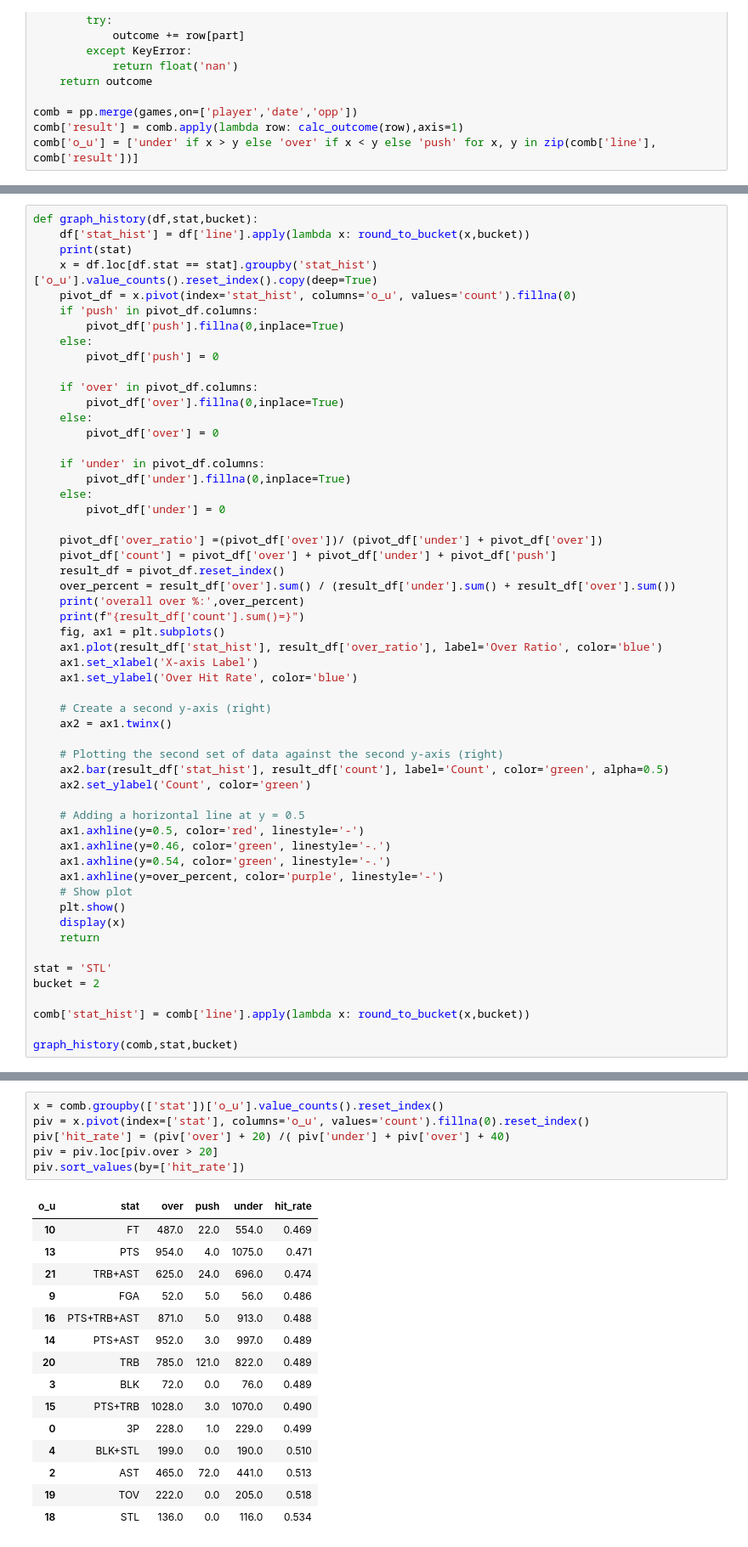
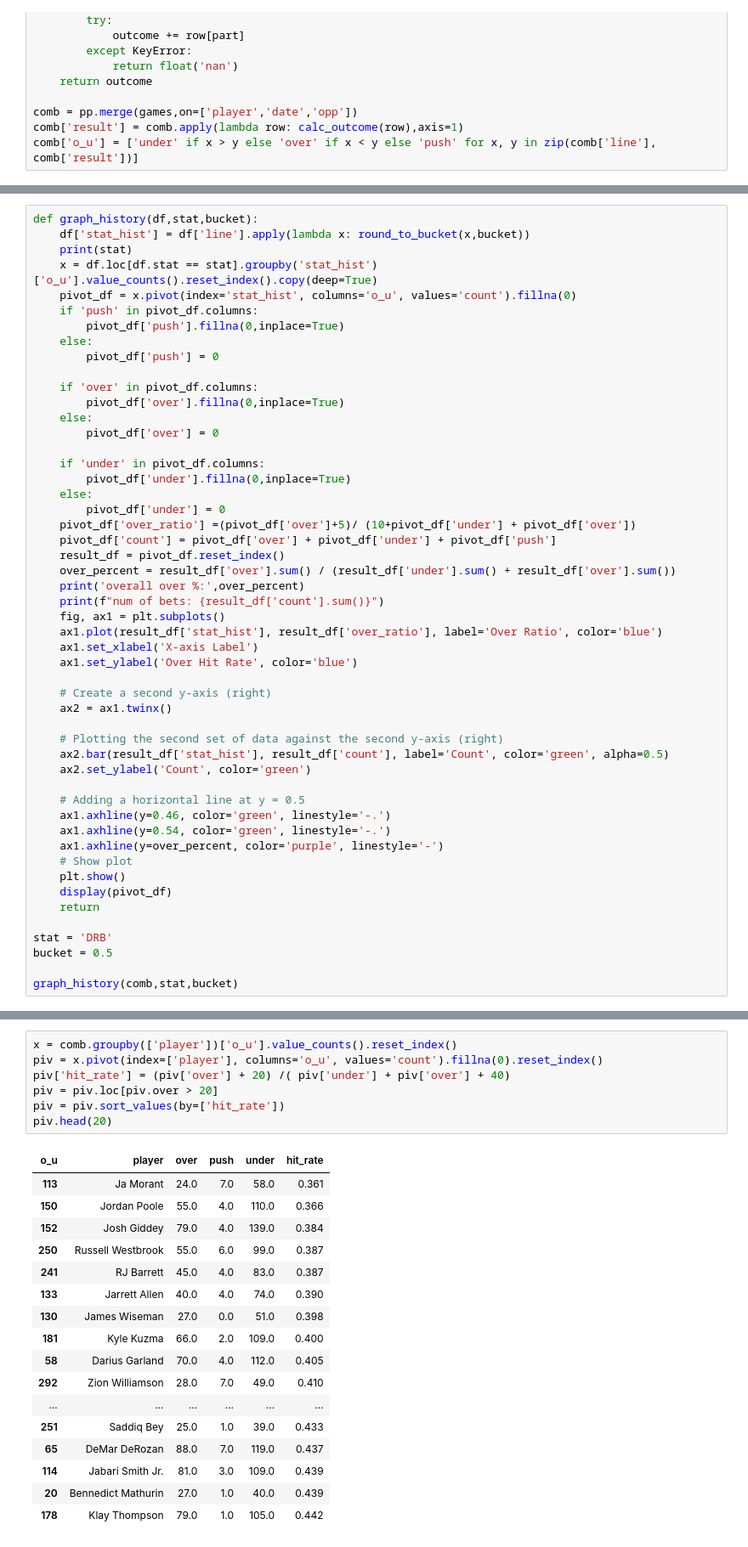
Before and after one commit to madram1423/NBA_betting_model, a Jupyter notebook: backtesting.ipynb, the cells around one changed output, grey strips where cells are left out. Shown at 85% size. Drawn from its saved outputs; the diff is of its cells as text.

```diff
--- a/backtesting.ipynb
+++ b/backtesting.ipynb
@@ -211,13 +117,12 @@ def graph_history(df,stat,bucket):
         pivot_df['under'].fillna(0,inplace=True)
     else:
         pivot_df['under'] = 0
-
-    pivot_df['over_ratio'] =(pivot_df['over'])/ (pivot_df['under'] + pivot_df['over'])
+    pivot_df['over_ratio'] =(pivot_df['over']+5)/ (10+pivot_df['under'] + pivot_df['over'])
     pivot_df['count'] = pivot_df['over'] + pivot_df['under'] + pivot_df['push']
     result_df = pivot_df.reset_index()
     over_percent = result_df['over'].sum() / (result_df['under'].sum() + result_df['over'].sum())
     print('overall over %:',over_percent)
-    print(f"{result_df['count'].sum()=}")
+    print(f"num of bets: {result_df['count'].sum()}")
     fig, ax1 = plt.subplots()
     ax1.plot(result_df['stat_hist'], result_df['over_ratio'], label='Over Ratio', color='blue')
     ax1.set_xlabel('X-axis Label')
@@ -231,19 +136,16 @@ def graph_history(df,stat,bucket):
     ax2.set_ylabel('Count', color='green')
 
     # Adding a horizontal line at y = 0.5
-    ax1.axhline(y=0.5, color='red', linestyle='-')
     ax1.axhline(y=0.46, color='green', linestyle='-.')
     ax1.axhline(y=0.54, color='green', linestyle='-.')
     ax1.axhline(y=over_percent, color='purple', linestyle='-')
     # Show plot
     plt.show()
-    display(x)
+    display(pivot_df)
     return
 
-stat = 'STL'
-bucket = 2
-
-comb['stat_hist'] = comb['line'].apply(lambda x: round_to_bucket(x,bucket))
+stat = 'DRB'
+bucket = 0.5
 
 graph_history(comb,stat,bucket)
 # %% [output]
@@ -293,22 +173,25 @@ plt.plot(games['FT'].value_counts())
 # %%
-x = comb.groupby(['stat'])['o_u'].value_counts().reset_index()
-piv = x.pivot(index=['stat'], columns='o_u', values='count').fillna(0).reset_index()
+x = comb.groupby(['player'])['o_u'].value_counts().reset_index()
+piv = x.pivot(index=['player'], columns='o_u', values='count').fillna(0).reset_index()
 piv['hit_rate'] = (piv['over'] + 20) /( piv['under'] + piv['over'] + 40)
 piv = piv.loc[piv.over > 20]
-piv.sort_values(by=['hit_rate'])
+piv = piv.sort_values(by=['hit_rate'])
+piv.head(20)
 # %% [output]
-| o_u | stat | over | push | under | hit_rate |
-| 10 | FT | 487.0 | 22.0 | 554.0 | 0.469 |
-| 13 | PTS | 954.0 | 4.0 | 1075.0 | 0.471 |
-| 21 | TRB+AST | 625.0 | 24.0 | 696.0 | 0.474 |
-| 9 | FGA | 52.0 | 5.0 | 56.0 | 0.486 |
-| 16 | PTS+TRB+AST | 871.0 | 5.0 | 913.0 | 0.488 |
-| 14 | PTS+AST | 952.0 | 3.0 | 997.0 | 0.489 |
-| 20 | TRB | 785.0 | 121.0 | 822.0 | 0.489 |
-| 3 | BLK | 72.0 | 0.0 | 76.0 | 0.489 |
-| 15 | PTS+TRB | 1028.0 | 3.0 | 1070.0 | 0.490 |
-| 0 | 3P | 228.0 | 1.0 | 229.0 | 0.499 |
-| 4 | BLK+STL | 199.0 | 0.0 | 190.0 | 0.510 |
-| 2 | AST | 465.0 | 72.0 | 441.0 | 0.513 |
-| 19 | TOV | 222.0 | 0.0 | 205.0 | 0.518 |
-| 18 | STL | 136.0 | 0.0 | 116.0 | 0.534 |
+| o_u | player | over | push | under | hit_rate |
+| 113 | Ja Morant | 24.0 | 7.0 | 58.0 | 0.361 |
+| 150 | Jordan Poole | 55.0 | 4.0 | 110.0 | 0.366 |
+| 152 | Josh Giddey | 79.0 | 4.0 | 139.0 | 0.384 |
+| 250 | Russell Westbrook | 55.0 | 6.0 | 99.0 | 0.387 |
+| 241 | RJ Barrett | 45.0 | 4.0 | 83.0 | 0.387 |
+| 133 | Jarrett Allen | 40.0 | 4.0 | 74.0 | 0.390 |
+| 130 | James Wiseman | 27.0 | 0.0 | 51.0 | 0.398 |
+| 181 | Kyle Kuzma | 66.0 | 2.0 | 109.0 | 0.400 |
+| 58 | Darius Garland | 70.0 | 4.0 | 112.0 | 0.405 |
+| 292 | Zion Williamson | 28.0 | 7.0 | 49.0 | 0.410 |
+| ... | ... | ... | ... | ... | ... |
+| 251 | Saddiq Bey | 25.0 | 1.0 | 39.0 | 0.433 |
+| 65 | DeMar DeRozan | 88.0 | 7.0 | 119.0 | 0.437 |
+| 114 | Jabari Smith Jr. | 81.0 | 3.0 | 109.0 | 0.439 |
+| 20 | Bennedict Mathurin | 27.0 | 1.0 | 40.0 | 0.439 |
+| 178 | Klay Thompson | 79.0 | 1.0 | 105.0 | 0.442 |
```
Also changed, not shown: parts of 25 cells of this notebook, 35 other files.
